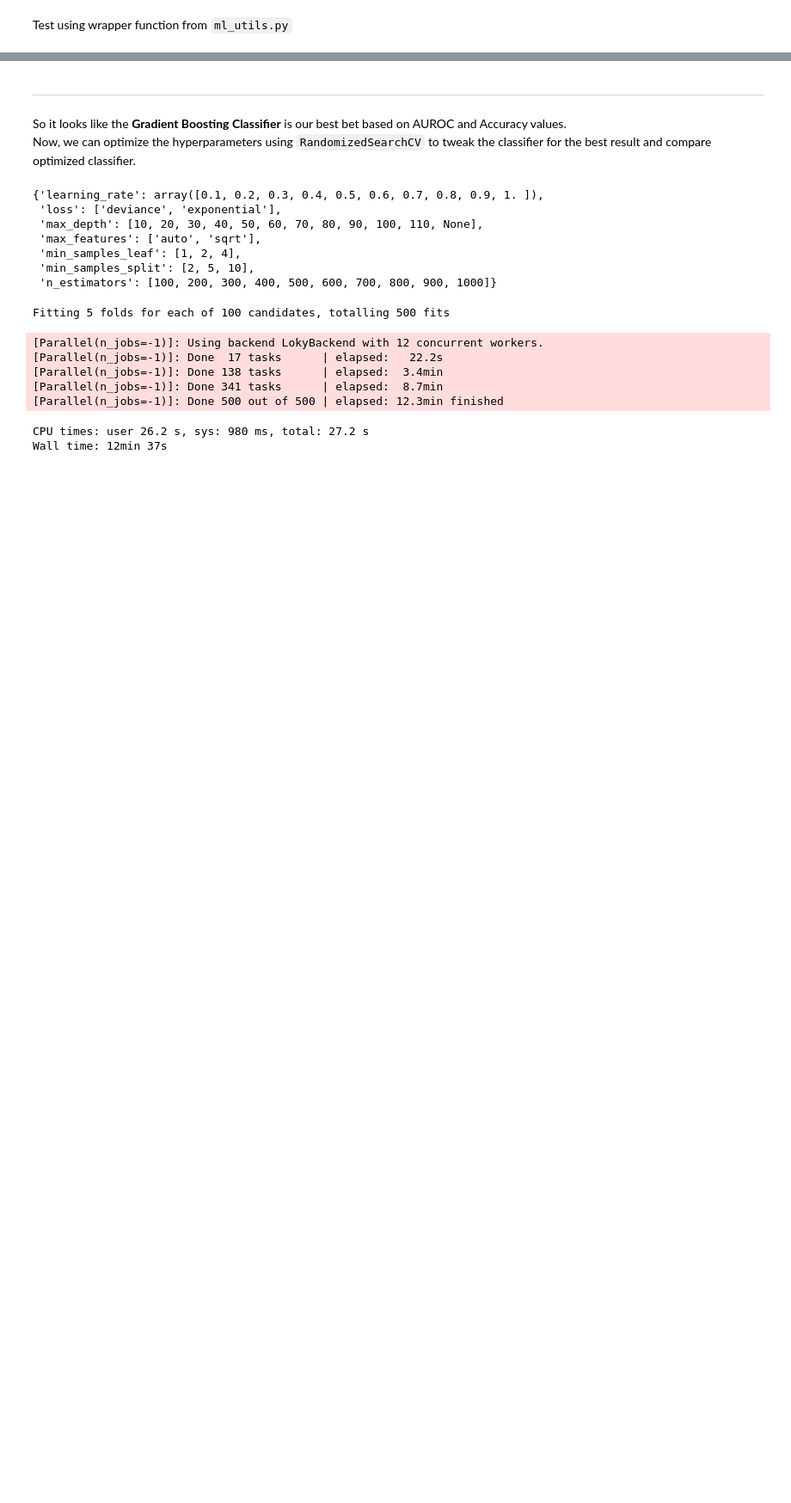
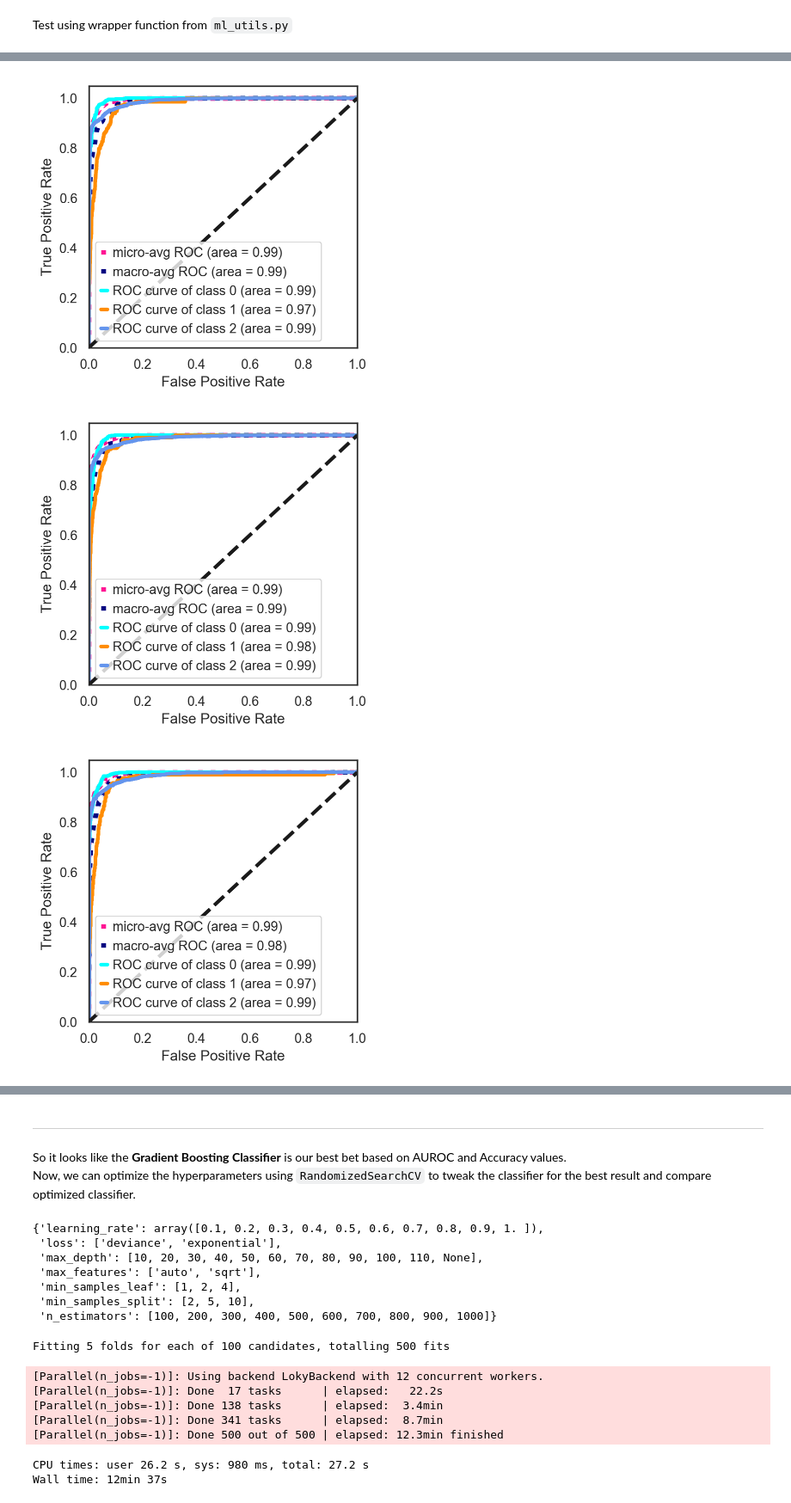
Before and after one commit to codyheiser/dropkick, a Jupyter notebook: QC_classifier_dev_CH.ipynb, the cells around one changed output, grey strips where cells are left out. Shown at 86% size. Drawn from its saved outputs; the diff is of its cells as text; code cells hidden in the pictures; blank space fills up the shorter version.

```diff
--- a/QC_classifier_dev_CH.ipynb
+++ b/QC_classifier_dev_CH.ipynb
@@ -396,0 +129,11 @@ mets = roc_kfold(clf=rf, X=s1.obsm['X_pca'], y=s1.obs['alive'], k=5, seed=18)
+# %%
+%%time
+# Gradient Boosting Classifier
+gbc = GradientBoostingClassifier()
+
+for train, test in cv.split(s1.obsm['X_pca'], s1.obs['label']):
+    mets = multiclass_roc(clf=gbc, X_train=s1.obsm['X_pca'][train], X_test=s1.obsm['X_pca'][test], y_train=s1.obs['label'][train], y_test=s1.obs['label'][test])
+# %% [output]
+[figure, added]
+[figure, added]
+[figure, added]
```
Also changed, not shown: parts of 58 cells of this notebook, 5 other files.
